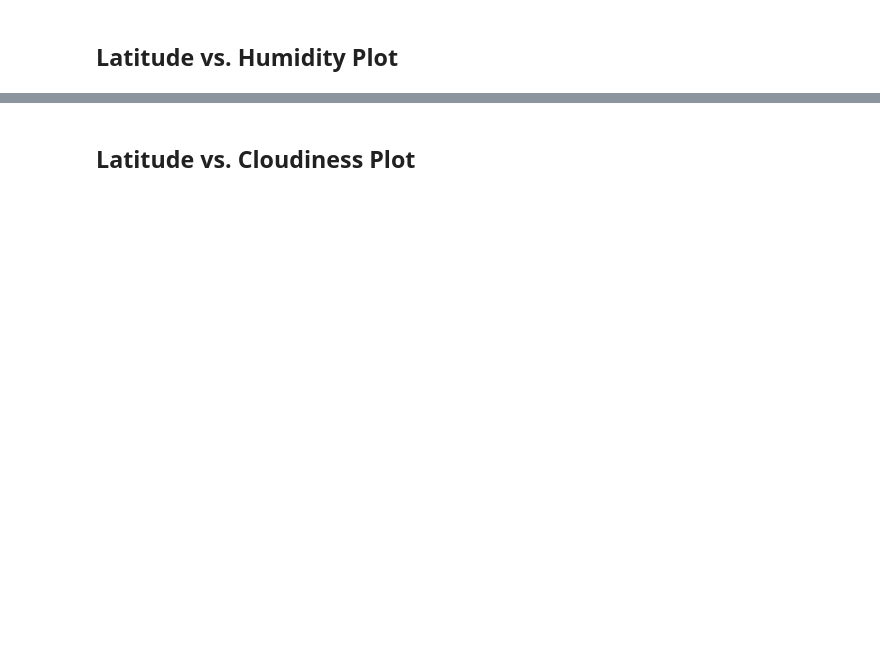
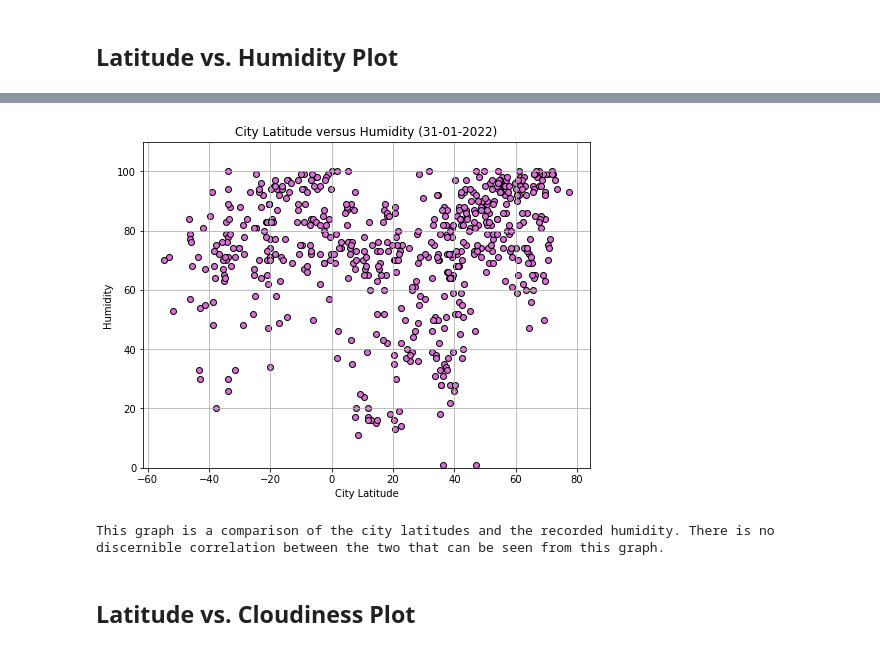
Before and after one commit to nikdav3126/Python-API-Challenge, a Jupyter notebook: WeatherPy/WeatherPy.ipynb, the cells around one changed output, grey strips where cells are left out. Saved outputs shown, nothing was run; the diff lists cells and outputs as text; code cells hidden in the pictures; blank space fills up the shorter version.

```diff
--- a/WeatherPy/WeatherPy.ipynb
+++ b/WeatherPy/WeatherPy.ipynb
@@ -143,2 +188,15 @@ Int64Index([], dtype='int64')
+# %%
+plt.figure(figsize=(8,6))
+plt.scatter(Weatherdata["Latitude"], Weatherdata ["Humidity"], color = "orchid", edgecolor = "black")
+plt.title("City Latitude versus Humidity (31-01-2022)")
+plt.xlabel("City Latitude")
+plt.ylabel("Humidity")
+plt.ylim(0,110)
+plt.grid()
+plt.show()
+print ("This graph is a comparison of the city latitudes and the recorded humidity. There is no discernible correlation between the two that can be seen from this graph.")
+# %% [output]
+[figure, added]
+This graph is a comparison of the city latitudes and the recorded humidity. There is no discernible correlation between the two that can be seen from this graph.
 # %% [markdown]
 ## Latitude vs. Cloudiness Plot
```
Also changed, not shown: parts of 35 cells of this notebook.
